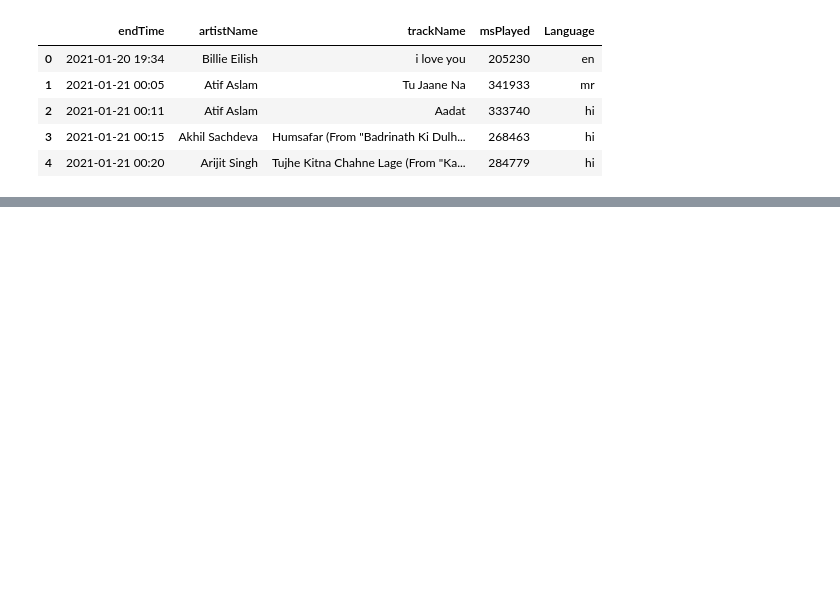
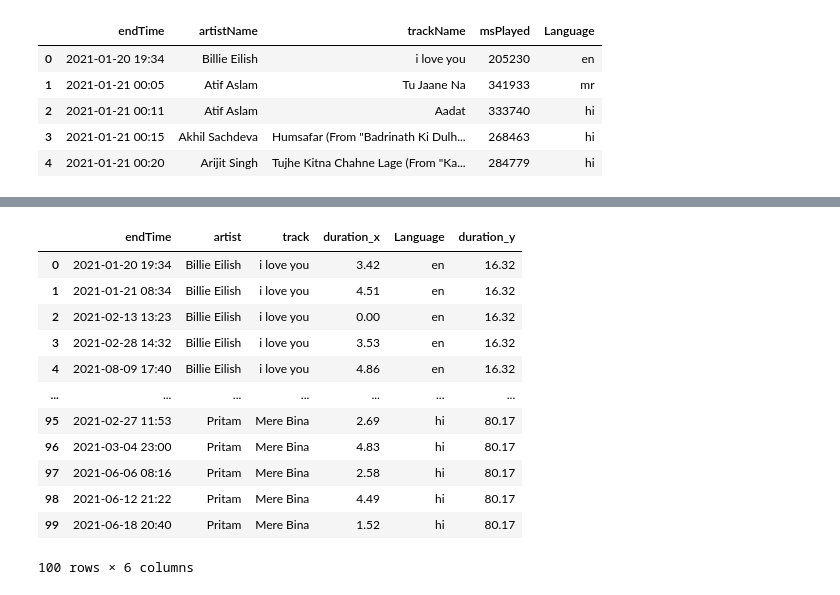
Before and after one commit to Sanskar-16/spotify, a Jupyter notebook: edit.ipynb, the cells around one changed output, grey strips where cells are left out. Drawn from its saved outputs; the diff is of its cells as text; code cells hidden in the pictures; blank space fills up the shorter version.

```diff
--- a/edit.ipynb
+++ b/edit.ipynb
@@ -14,7 +16,7 @@ df.head()
 # %%
 df = df.rename(columns={'artistName':'artist', 'trackName':'track', 'msPlayed':'duration'})
 # %%
-df['duration'] = df['duration']/60000
+df['duration'] = round((df['duration']/60000), 2)
 # %%
 df.head()
 # %% [output]
@@ -26,0 +29,2 @@ df.head()
+# %%
+df2 = pd.DataFrame(df.groupby(['track']).sum())
@@ -26,0 +45,16 @@ df.head()
+# %%
+mergedRes.head(100)
+# %% [output]
+|  | endTime | artist | track | duration_x | Language | duration_y |
+| 0 | 2021-01-20 19:34 | Billie Eilish | i love you | 3.42 | en | 16.32 |
+| 1 | 2021-01-21 08:34 | Billie Eilish | i love you | 4.51 | en | 16.32 |
+| 2 | 2021-02-13 13:23 | Billie Eilish | i love you | 0.00 | en | 16.32 |
+| 3 | 2021-02-28 14:32 | Billie Eilish | i love you | 3.53 | en | 16.32 |
+| 4 | 2021-08-09 17:40 | Billie Eilish | i love you | 4.86 | en | 16.32 |
+| ... | ... | ... | ... | ... | ... | ... |
+| 95 | 2021-02-27 11:53 | Pritam | Mere Bina | 2.69 | hi | 80.17 |
+| 96 | 2021-03-04 23:00 | Pritam | Mere Bina | 4.83 | hi | 80.17 |
+| 97 | 2021-06-06 08:16 | Pritam | Mere Bina | 2.58 | hi | 80.17 |
+| 98 | 2021-06-12 21:22 | Pritam | Mere Bina | 4.49 | hi | 80.17 |
+| 99 | 2021-06-18 20:40 | Pritam | Mere Bina | 1.52 | hi | 80.17 |
+100 rows × 6 columns
```
Also changed, not shown: parts of 11 cells of this notebook, 2 other files.
